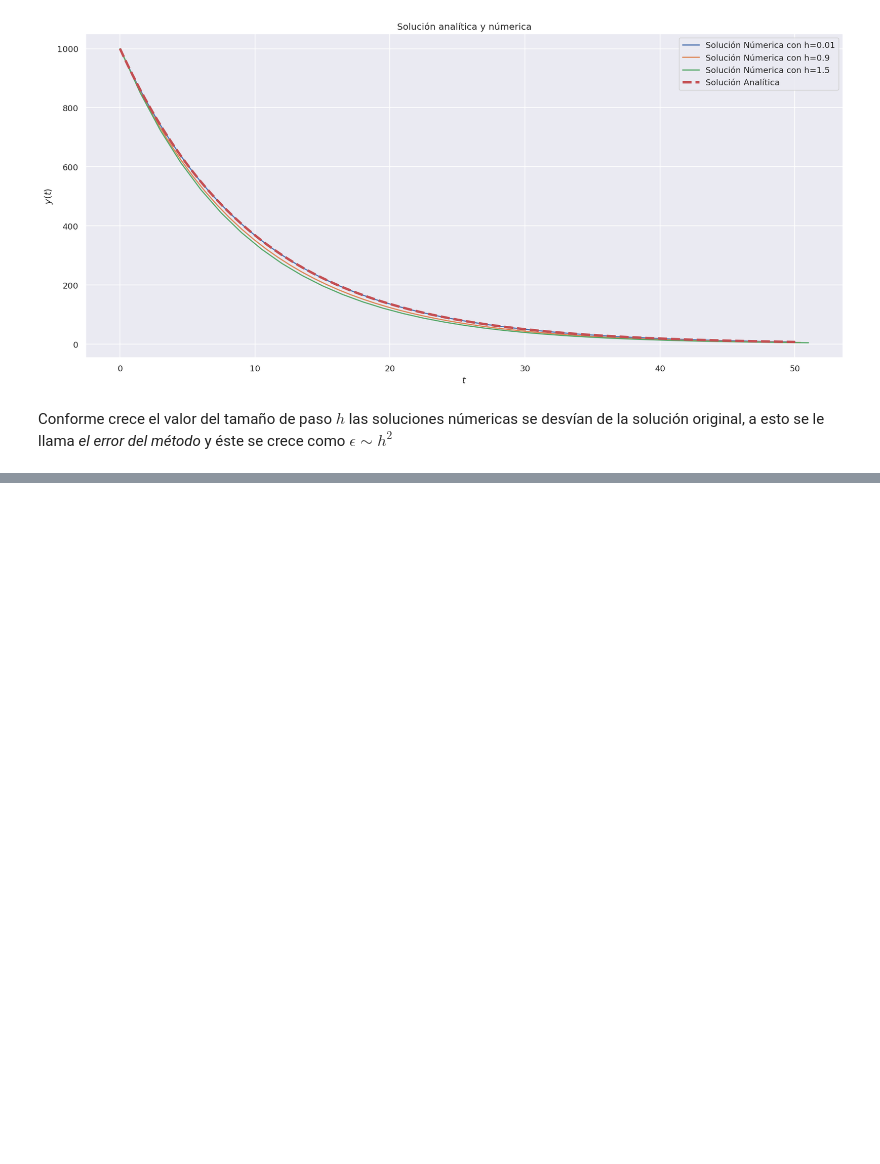
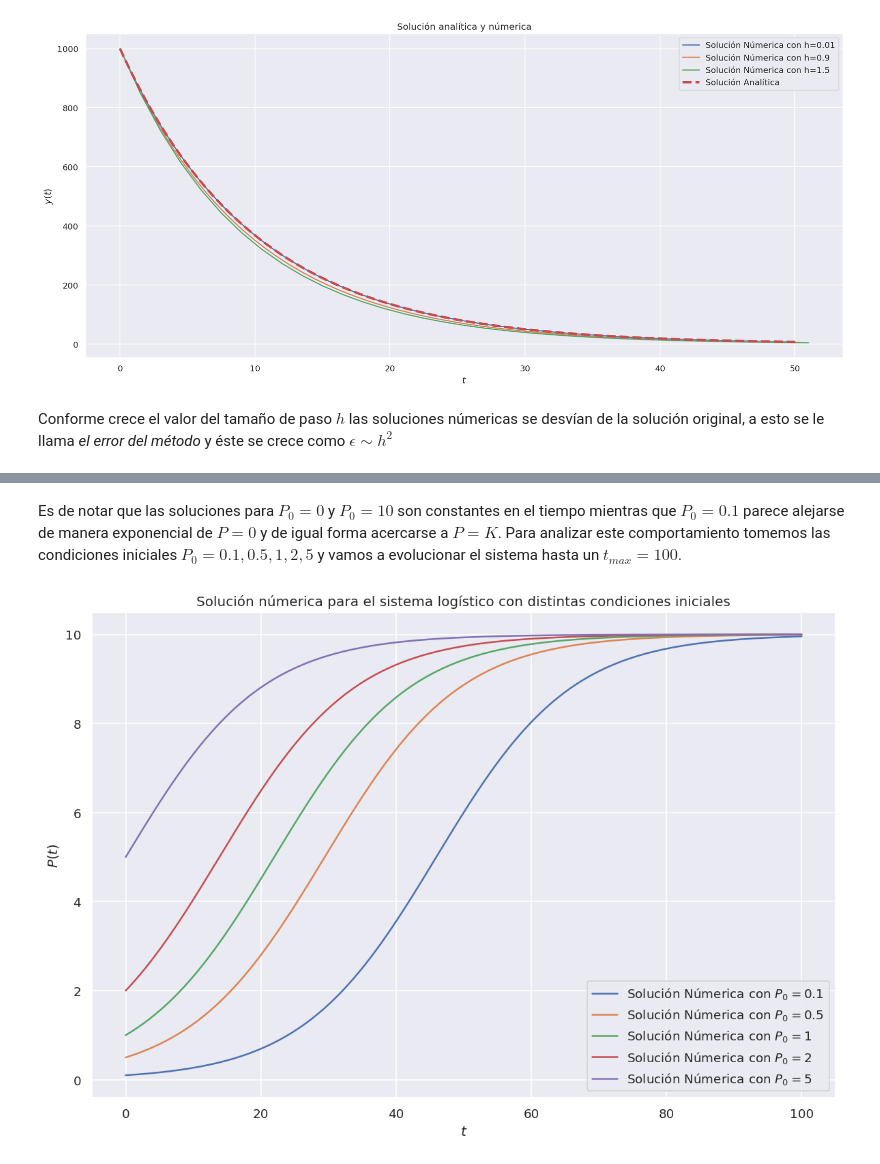
Before and after one commit to uncrayon/coding-challenge, a Jupyter notebook: pendulo/notebook_1.ipynb, the cells around one changed output, grey strips where cells are left out. Drawn from its saved outputs; the diff is of its cells as text; code cells hidden in the pictures; blank space fills up the shorter version.

```diff
--- a/pendulo/notebook_1.ipynb
+++ b/pendulo/notebook_1.ipynb
@@ -234,0 +326,20 @@ Conforme crece el valor del tamaño de paso $h$ las soluciones númericas se des
+# %% [markdown]
+Es de notar que las soluciones para $P_{0}=0$ y $P_{0}=10$ son constantes en el tiempo mientras que $P_{0}=0.1$ parece alejarse de manera exponencial de $P=0$ y de igual forma acercarse a $P=K$. Para analizar este comportamiento tomemos las condiciones iniciales $P_{0} = 0.1, 0.5, 1,2,5$ y vamos a evolucionar el sistema hasta un $t_{max} = 100$.
+# %%
+fig,ax = plt.subplots(1,1,figsize=(10,7),dpi=120)
+
+# Aquí calculamos la solución númerica
+
+for p0 in [0.1,0.5,1,2,5]:
+    Y,T = euler_logistico(y0=p0,t_max = 100)
+    ax.plot(T,Y,label=r'Solución Númerica con $P_{0}=$'+str(p0))
+
+ax.set_ylabel(r'$P(t)$')
+ax.set_xlabel(r'$t$')
+ax.set_title('Solución númerica para el sistema logístico con distintas condiciones iniciales')
+ax.legend()
+
+fig.tight_layout()
+plt.show()
+# %% [output]
+[figure, added]
```
Also changed, not shown: parts of 9 cells of this notebook.
